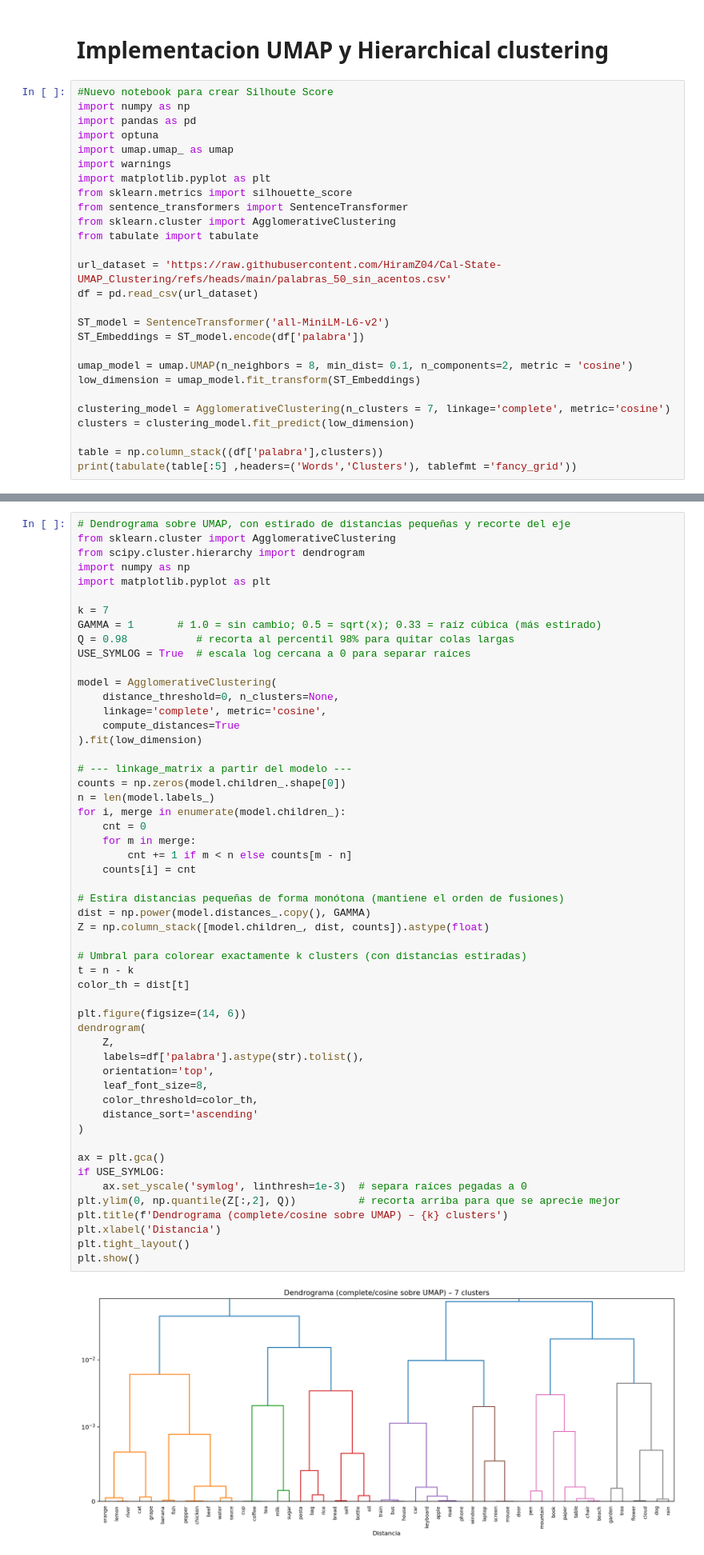
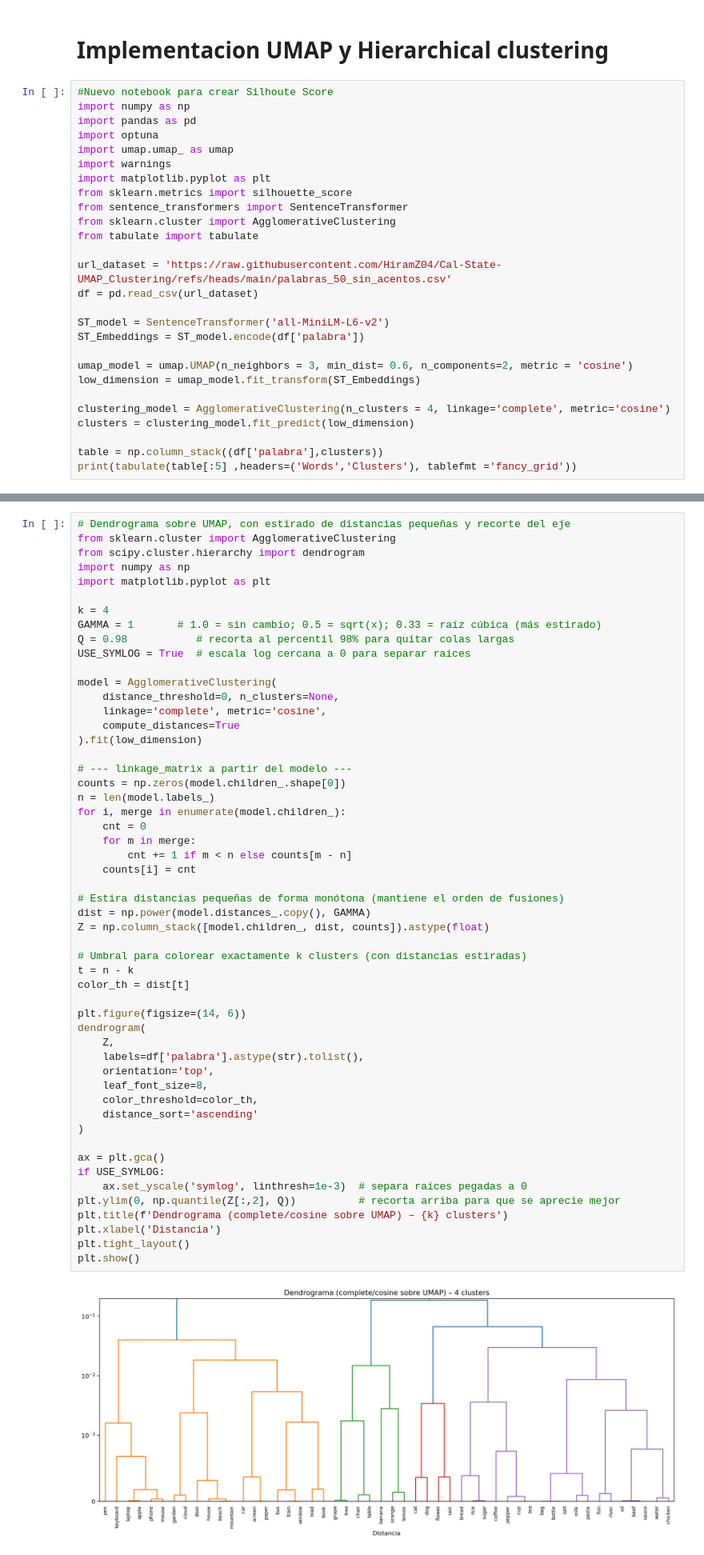
Before and after one commit to HiramZ04/Cal-State-UMAP_Clustering, a Jupyter notebook: Optuna_SilhoutteScore_C7 (1).ipynb, the cells around one changed output, grey strips where cells are left out. Shown at 80% size. Cells and saved outputs as stored; diff of their text form.

```diff
--- a/Optuna_SilhoutteScore_C7 (1).ipynb
+++ b/Optuna_SilhoutteScore_C7 (1).ipynb
@@ -50,10 +50,10 @@ df = pd.read_csv(url_dataset)
 ST_model = SentenceTransformer('all-MiniLM-L6-v2')
 ST_Embeddings = ST_model.encode(df['palabra'])
 
-umap_model = umap.UMAP(n_neighbors = 8, min_dist= 0.1, n_components=2, metric = 'cosine')
+umap_model = umap.UMAP(n_neighbors = 3, min_dist= 0.6, n_components=2, metric = 'cosine')
 low_dimension = umap_model.fit_transform(ST_Embeddings)
 
-clustering_model = AgglomerativeClustering(n_clusters = 7, linkage='complete', metric='cosine')
+clustering_model = AgglomerativeClustering(n_clusters = 4, linkage='complete', metric='cosine')
 clusters = clustering_model.fit_predict(low_dimension)
 
 table = np.column_stack((df['palabra'],clusters))
@@ -147,7 +147,7 @@ from scipy.cluster.hierarchy import dendrogram
 import numpy as np
 import matplotlib.pyplot as plt
 
-k = 7
+k = 4
 GAMMA = 1       # 1.0 = sin cambio; 0.5 = sqrt(x); 0.33 = raíz cúbica (más estirado)
 Q = 0.98           # recorta al percentil 98% para quitar colas largas
 USE_SYMLOG = True  # escala log cercana a 0 para separar raíces
@@ -167,34 +167,34 @@ for i, merge in enumerate(model.children_):
         cnt += 1 if m < n else counts[m - n]
     counts[i] = cnt
 
 # Estira distancias pequeñas de forma monótona (mantiene el orden de fusiones)
 dist = np.power(model.distances_.copy(), GAMMA)
 Z = np.column_stack([model.children_, dist, counts]).astype(float)
 
 # Umbral para colorear exactamente k clusters (con distancias estiradas)
 t = n - k
 color_th = dist[t]
 
 plt.figure(figsize=(14, 6))
 dendrogram(
     Z,
     labels=df['palabra'].astype(str).tolist(),
     orientation='top',
     leaf_font_size=8,
     color_threshold=color_th,
     distance_sort='ascending'
 )
 
 ax = plt.gca()
 if USE_SYMLOG:
     ax.set_yscale('symlog', linthresh=1e-3)  # separa raíces pegadas a 0
 plt.ylim(0, np.quantile(Z[:,2], Q))          # recorta arriba para que se aprecie mejor
 plt.title(f'Dendrograma (complete/cosine sobre UMAP) – {k} clusters')
 plt.xlabel('Distancia')
 plt.tight_layout()
 plt.show()
 # %% [output]
-[figure, old version]
+[figure, new version]
 # %% [markdown]
 # **Optuna - mejora de hiperparametros**
 # %%
```
Also changed, not shown: parts of 16 cells of this notebook, 3 other files.
